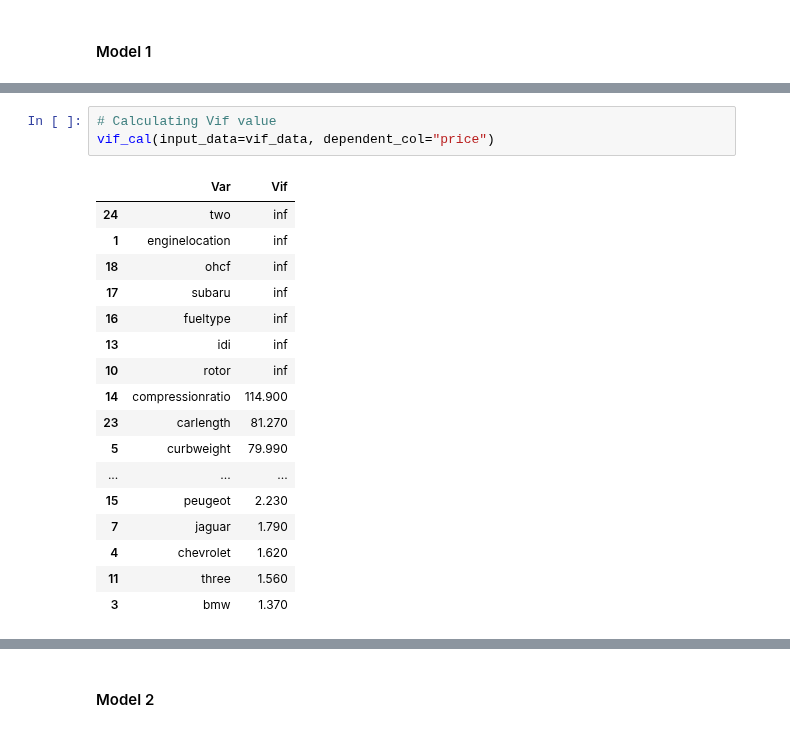
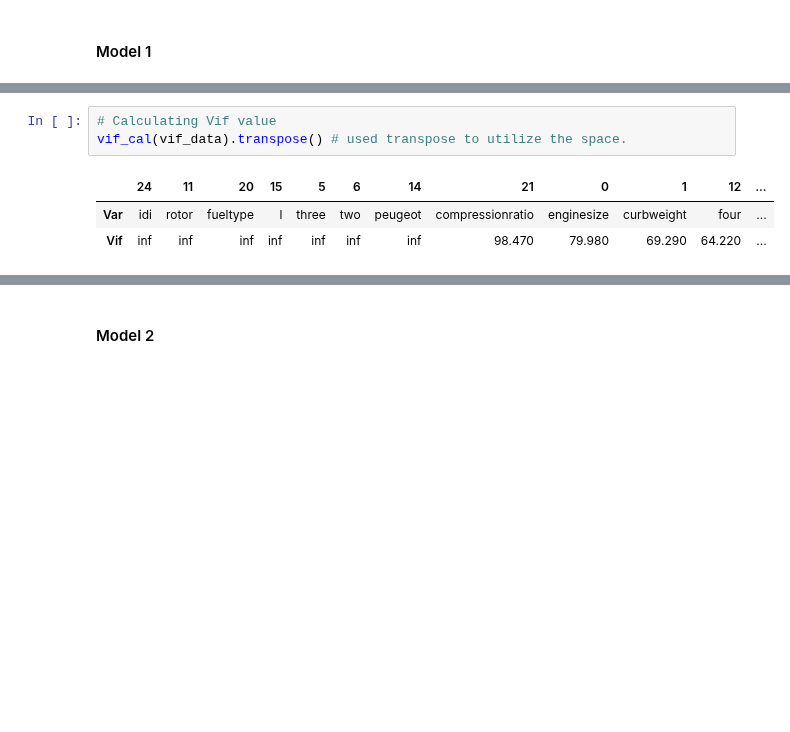
Before and after one commit to ab9bhatia/PythonScripts, a Jupyter notebook: projects/Linear regression/Regression.ipynb, the cells around one changed output, grey strips where cells are left out. Drawn from its saved outputs; the diff is of its cells as text; blank space fills up the shorter version.

```diff
--- a/projects/Linear regression/Regression.ipynb
+++ b/projects/Linear regression/Regression.ipynb
@@ -473,21 +475,7 @@ vif_cal2(X_train=car[top_features])
 # %%
 # Calculating Vif value
-vif_cal(input_data=vif_data, dependent_col="price")
+vif_cal(vif_data).transpose() # used transpose to utilize the space.
 # %% [output]
-|  | Var | Vif |
-| 24 | two | inf |
-| 1 | enginelocation | inf |
-| 18 | ohcf | inf |
-| 17 | subaru | inf |
-| 16 | fueltype | inf |
-| 13 | idi | inf |
-| 10 | rotor | inf |
-| 14 | compressionratio | 114.900 |
-| 23 | carlength | 81.270 |
-| 5 | curbweight | 79.990 |
-| ... | ... | ... |
-| 15 | peugeot | 2.230 |
-| 7 | jaguar | 1.790 |
-| 4 | chevrolet | 1.620 |
-| 11 | three | 1.560 |
-| 3 | bmw | 1.370 |
+|  | 24 | 11 | 20 | 15 | 5 | 6 | 14 | 21 | 0 | 1 | 12 | ... |
+| Var | idi | rotor | fueltype | l | three | two | peugeot | compressionratio | enginesize | curbweight | four | ... |
+| Vif | inf | inf | inf | inf | inf | inf | inf | 98.470 | 79.980 | 69.290 | 64.220 | ... |
```
Also changed, not shown: parts of 85 cells of this notebook.
